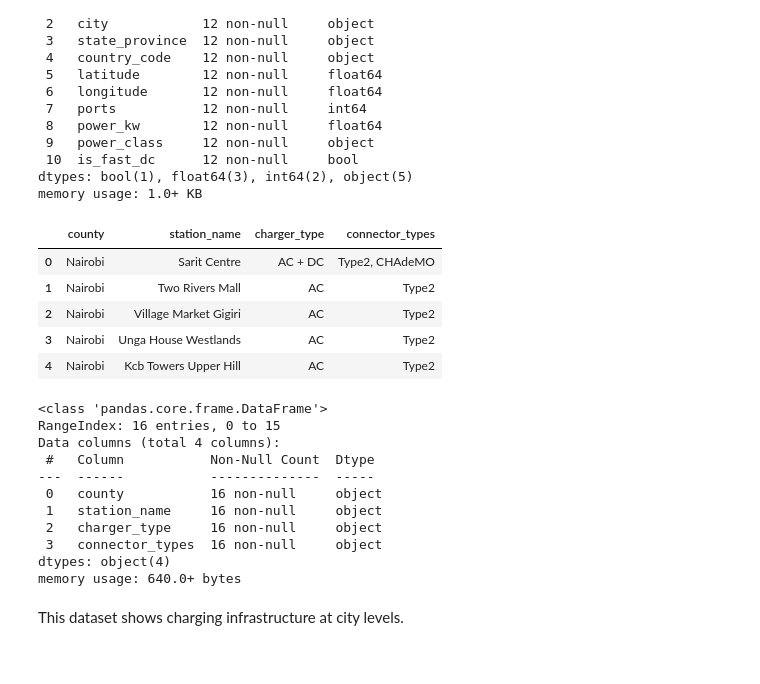
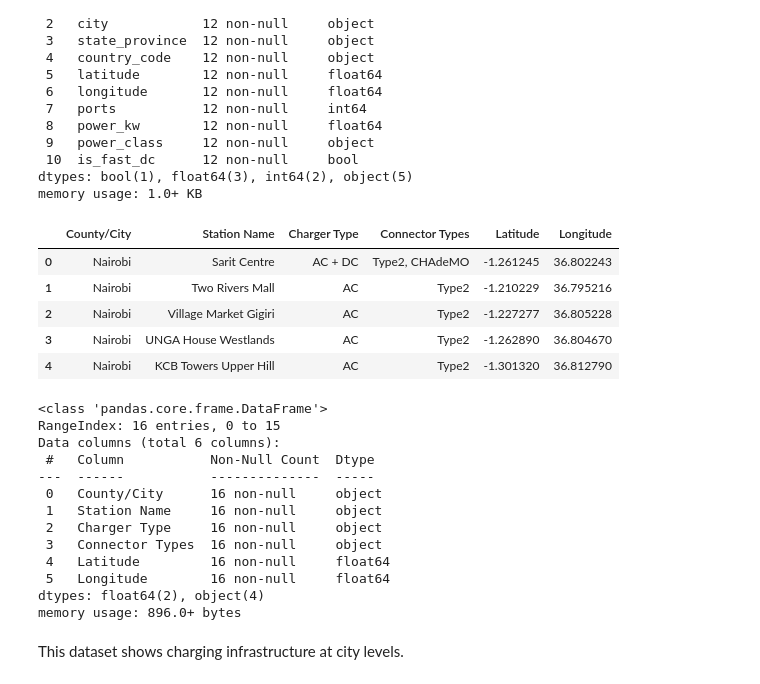
Before and after one commit to maryannngongi/EV_Charging_Stations_Optimization, a Jupyter notebook: index.ipynb, the cells around one changed output. Saved outputs shown, nothing was run; the diff lists cells and outputs as text; code cells hidden in the pictures.

```diff
--- a/index.ipynb
+++ b/index.ipynb
@@ -162,29 +162,31 @@ Data columns (total 11 columns):
 dtypes: bool(1), float64(3), int64(2), object(5)
 memory usage: 1.0+ KB
 # %%
-kenya_stations2= pd.read_csv('./Data/kenya_ev_charging_stations_sample.csv')
+kenya_stations2= pd.read_csv('./Data/kenya_ev_charging_stations_sample_new.csv')
 kenya_stations2.head()
 # %% [output]
-|  | county | station_name | charger_type | connector_types |
-| 0 | Nairobi | Sarit Centre | AC + DC | Type2, CHAdeMO |
-| 1 | Nairobi | Two Rivers Mall | AC | Type2 |
-| 2 | Nairobi | Village Market Gigiri | AC | Type2 |
-| 3 | Nairobi | Unga House Westlands | AC | Type2 |
-| 4 | Nairobi | Kcb Towers Upper Hill | AC | Type2 |
+|  | County/City | Station Name | Charger Type | Connector Types | Latitude | Longitude |
+| 0 | Nairobi | Sarit Centre | AC + DC | Type2, CHAdeMO | -1.261245 | 36.802243 |
+| 1 | Nairobi | Two Rivers Mall | AC | Type2 | -1.210229 | 36.795216 |
+| 2 | Nairobi | Village Market Gigiri | AC | Type2 | -1.227277 | 36.805228 |
+| 3 | Nairobi | UNGA House Westlands | AC | Type2 | -1.262890 | 36.804670 |
+| 4 | Nairobi | KCB Towers Upper Hill | AC | Type2 | -1.301320 | 36.812790 |
 # %%
 kenya_stations2.info()
 # %% [output]
 <class 'pandas.core.frame.DataFrame'>
 RangeIndex: 16 entries, 0 to 15
-Data columns (total 4 columns):
+Data columns (total 6 columns):
  #   Column           Non-Null Count  Dtype
 ---  ------           --------------  -----
- 0   county           16 non-null     object
- 1   station_name     16 non-null     object
- 2   charger_type     16 non-null     object
- 3   connector_types  16 non-null     object
-dtypes: object(4)
-memory usage: 640.0+ bytes
+ 0   County/City      16 non-null     object
+ 1   Station Name     16 non-null     object
+ 2   Charger Type     16 non-null     object
+ 3   Connector Types  16 non-null     object
+ 4   Latitude         16 non-null     float64
+ 5   Longitude        16 non-null     float64
+dtypes: float64(2), object(4)
+memory usage: 896.0+ bytes
 # %% [markdown]
 This dataset shows charging infrastructure at city levels.
 # %%
```
Also changed, not shown: parts of 42 cells of this notebook.
